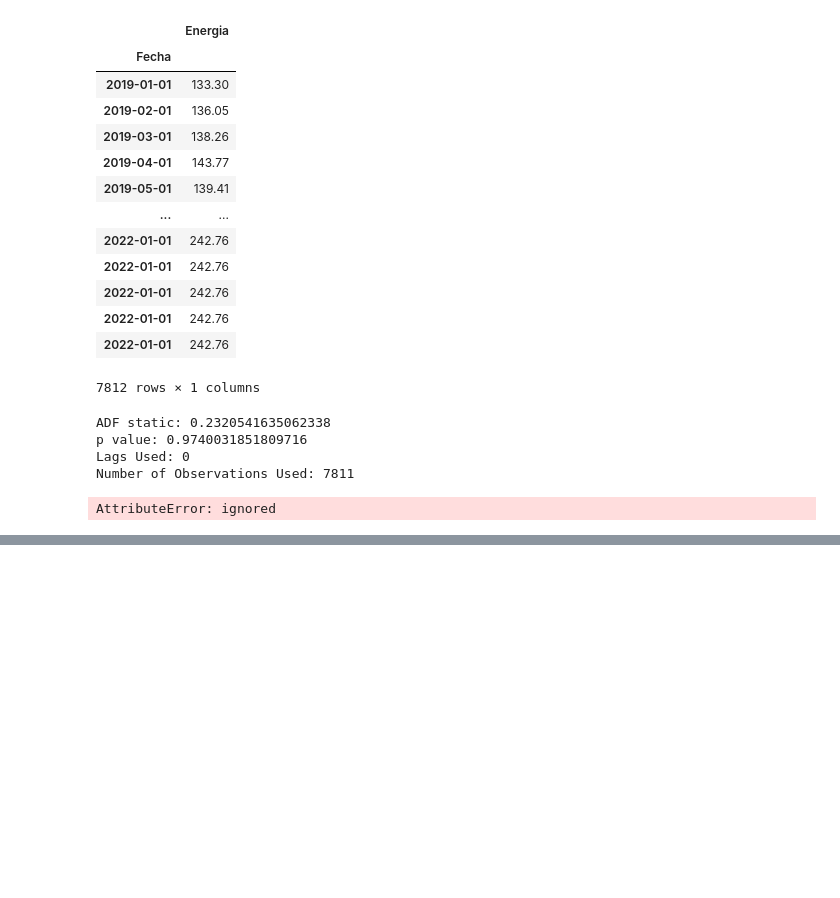
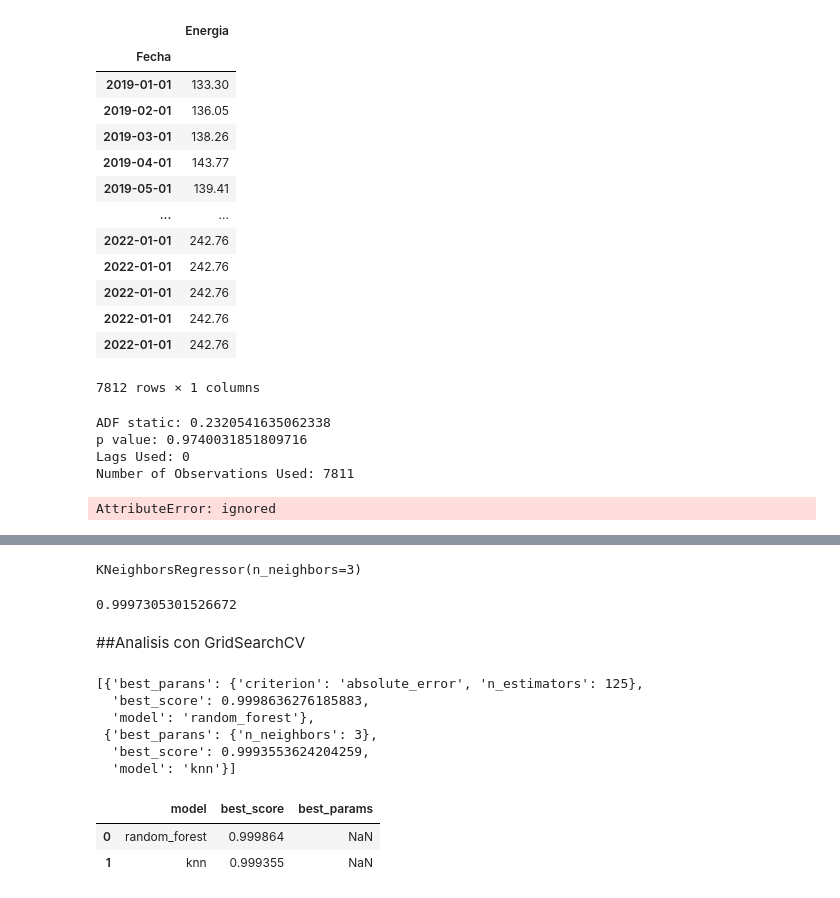
Before and after one commit to RufinoMartin/Coderhouse2021, a Jupyter notebook: Notebook_Integrado.ipynb, the cells around one changed output, grey strips where cells are left out. Cells and saved outputs as stored; diff of their text form; code cells hidden in the pictures; blank space fills up the shorter version.

```diff
--- a/Notebook_Integrado.ipynb
+++ b/Notebook_Integrado.ipynb
@@ -1523,0 +1642,11 @@ AttributeError: ignored
+# %%
+from sklearn.model_selection import train_test_split
+
+x_train, x_test, y_train, y_test = train_test_split(x_escalado, y_escalado)
+# %%
+from sklearn.neighbors import KNeighborsRegressor
+knn = KNeighborsRegressor(n_neighbors=3)
+
+knn.fit(x_train, y_train)
+# %% [output]
+KNeighborsRegressor(n_neighbors=3)
@@ -1523,0 +1655,54 @@ AttributeError: ignored
+# %%
+r2_score(y_test, y_pred_knnregressor)
+# %% [output]
+0.9997305301526672
+# %% [markdown]
+##Analisis con GridSearchCV
+# %%
+model_params = {
+        'random_forest': {
+        'model':RandomForestRegressor(max_features="sqrt",
+                                      bootstrap=True,
+                                      max_samples=2/3,
+                                      oob_score=True),
+    'params':{
+        'n_estimators':[100,125,150],
+        'criterion':['squared_error', 'absolute_error', 'poisson']
+         }
+   },
+   'knn':{
+       'model':KNeighborsRegressor(),
+        'params':{
+            'n_neighbors':np.arange(3,8,1)
+        }
+        }
+   }
+# %%
+from sklearn.model_selection import GridSearchCV
+
+scores = []
+
+for model_name, mp in model_params.items():
+  clf = GridSearchCV(mp['model'], mp['params'], cv=5, return_train_score=False)
+  clf.fit(x_train,y_train)
+  scores.append({
+      'model' : model_name,
+      'best_score': clf.best_score_,
+      'best_parans': clf.best_params_
+  })
+# %%
+scores
+# %% [output]
+[{'best_parans': {'criterion': 'absolute_error', 'n_estimators': 125},
+  'best_score': 0.9998636276185883,
+  'model': 'random_forest'},
+ {'best_parans': {'n_neighbors': 3},
+  'best_score': 0.9993553624204259,
+  'model': 'knn'}]
+# %%
+df_scores = pd.DataFrame(scores, columns = ['model','best_score', 'best_params'])
+df_scores
+# %% [output]
+|  | model | best_score | best_params |
+| 0 | random_forest | 0.999864 | NaN |
+| 1 | knn | 0.999355 | NaN |
```
Also changed, not shown: parts of 31 cells of this notebook.
